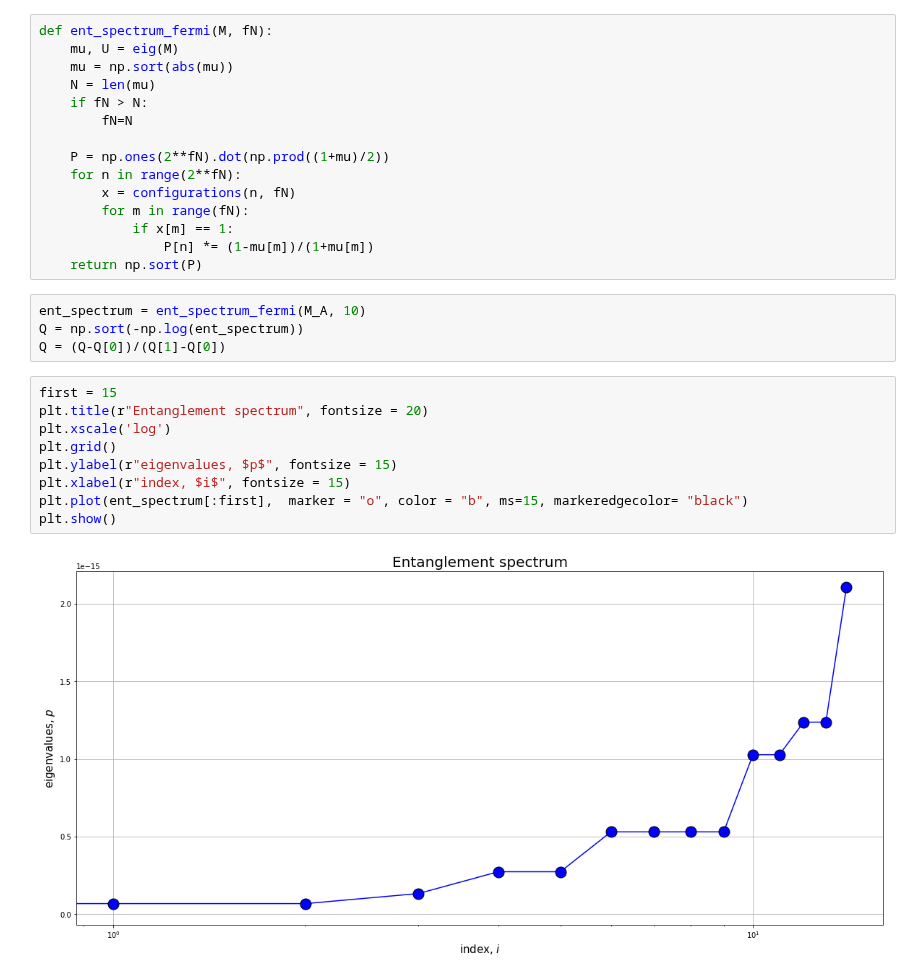
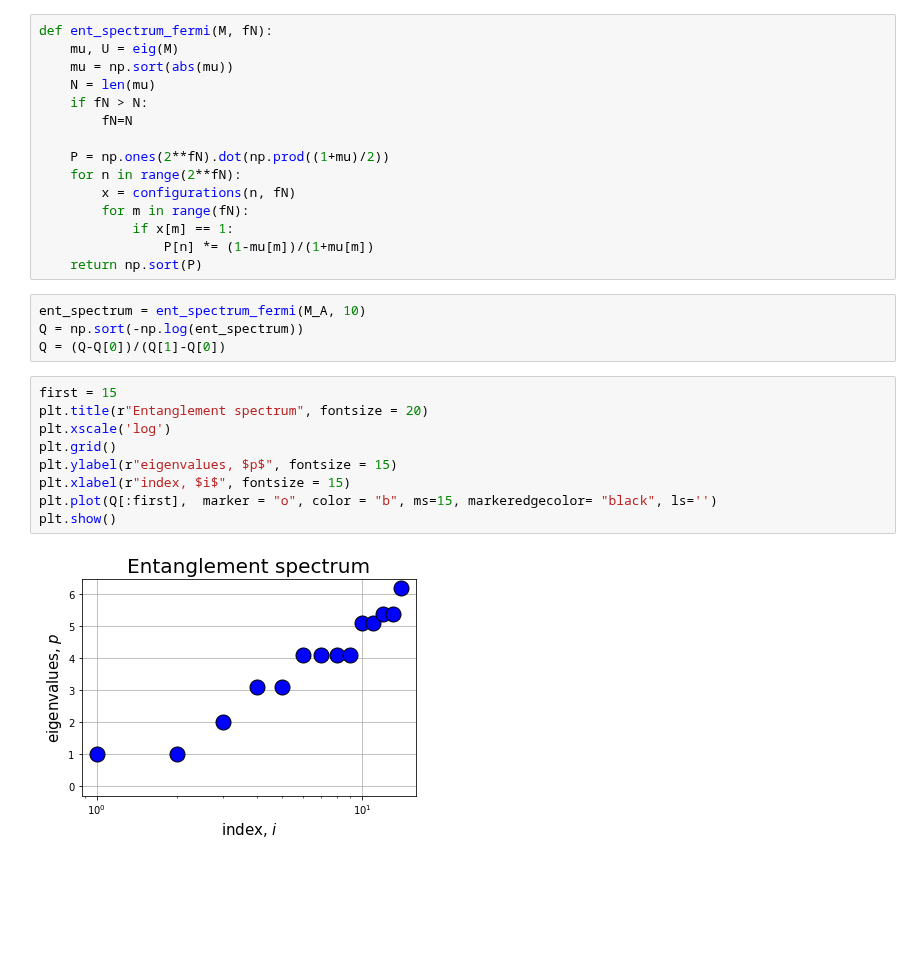
Before and after one commit to sofiagonga/many-body_entanglement_TN, a Jupyter notebook: TN_tutorial7.ipynb, the cells around one changed output. Cells and saved outputs as stored; diff of their text form; blank space fills up the shorter version.

```diff
--- a/TN_tutorial7.ipynb
+++ b/TN_tutorial7.ipynb
@@ -196,18 +196,18 @@ def ent_spectrum_fermi(M, fN):
             if x[m] == 1:
                 P[n] *= (1-mu[m])/(1+mu[m])
     return np.sort(P)
-# %%
-ent_spectrum = ent_spectrum_fermi(M_A, 10)
-Q = np.sort(-np.log(ent_spectrum))
-Q = (Q-Q[0])/(Q[1]-Q[0])
-# %%
-first = 15
-plt.title(r"Entanglement spectrum", fontsize = 20)
-plt.xscale('log')
-plt.grid()
-plt.ylabel(r"eigenvalues, $p$", fontsize = 15)
-plt.xlabel(r"index, $i$", fontsize = 15)
-plt.plot(ent_spectrum[:first],  marker = "o", color = "b", ms=15, markeredgecolor= "black")
-plt.show()
-# %% [output]
-[figure, removed]
+# %%
+ent_spectrum = ent_spectrum_fermi(M_A, 10)
+Q = np.sort(-np.log(ent_spectrum))
+Q = (Q-Q[0])/(Q[1]-Q[0])
+# %%
+first = 15
+plt.title(r"Entanglement spectrum", fontsize = 20)
+plt.xscale('log')
+plt.grid()
+plt.ylabel(r"eigenvalues, $p$", fontsize = 15)
+plt.xlabel(r"index, $i$", fontsize = 15)
+plt.plot(Q[:first],  marker = "o", color = "b", ms=15, markeredgecolor= "black", ls='')
+plt.show()
+# %% [output]
+[figure, added]
```
Also changed, not shown: parts of 15 cells of this notebook, 1 other file.
